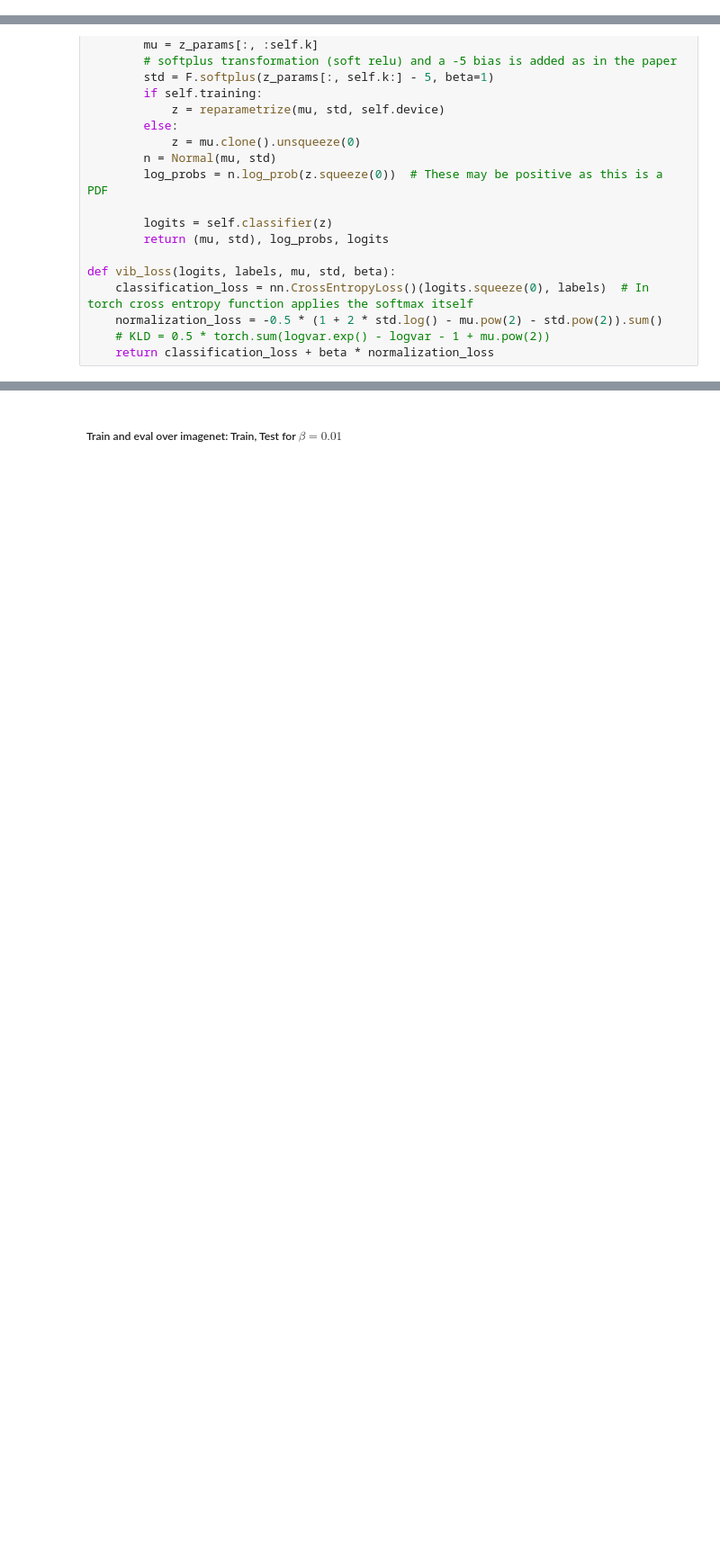
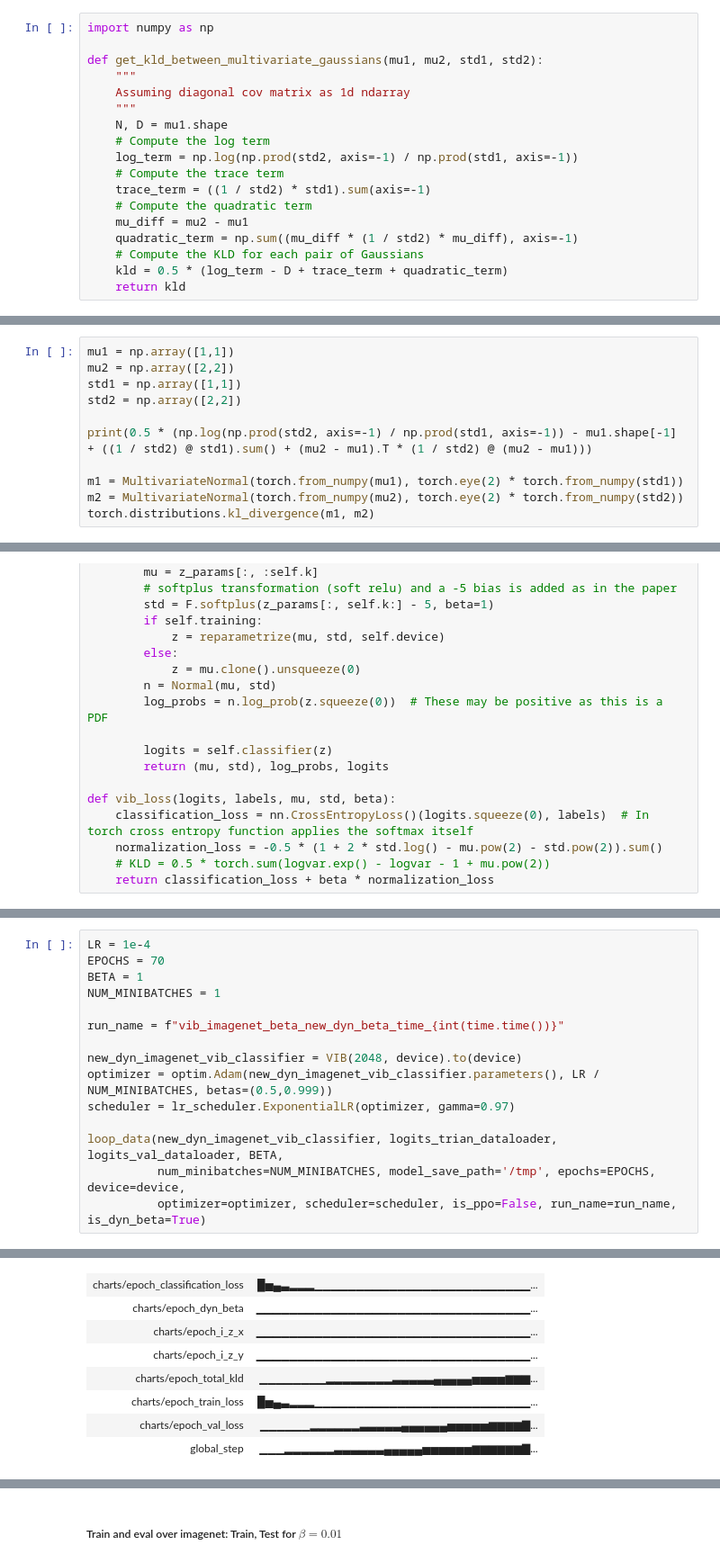
Before and after one commit to hopl1t/multimodal-transformer-rl, a Jupyter notebook: src/notebooks/imagenet_vae.ipynb, the cells around one changed output, grey strips where cells are left out. Shown at 90% size. Drawn from its saved outputs; the diff is of its cells as text; blank space fills up the shorter version.

```diff
--- a/src/notebooks/imagenet_vae.ipynb
+++ b/src/notebooks/imagenet_vae.ipynb
@@ -181,0 +199,18 @@ with open(LOGITS_VAL_DATALOADER_PATH, 'rb') as f:
+# %%
+import numpy as np
+
+def get_kld_between_multivariate_gaussians(mu1, mu2, std1, std2):
+    """
+    Assuming diagonal cov matrix as 1d ndarray
+    """
+    N, D = mu1.shape
+    # Compute the log term
+    log_term = np.log(np.prod(std2, axis=-1) / np.prod(std1, axis=-1))
+    # Compute the trace term
+    trace_term = ((1 / std2) * std1).sum(axis=-1)
+    # Compute the quadratic term
+    mu_diff = mu2 - mu1
+    quadratic_term = np.sum((mu_diff * (1 / std2) * mu_diff), axis=-1)
+    # Compute the KLD for each pair of Gaussians
+    kld = 0.5 * (log_term - D + trace_term + quadratic_term)
+    return kld
@@ -181,0 +275,11 @@ with open(LOGITS_VAL_DATALOADER_PATH, 'rb') as f:
+# %%
+mu1 = np.array([1,1])
+mu2 = np.array([2,2])
+std1 = np.array([1,1])
+std2 = np.array([2,2])
+
+print(0.5 * (np.log(np.prod(std2, axis=-1) / np.prod(std1, axis=-1)) - mu1.shape[-1] + ((1 / std2) @ std1).sum() + (mu2 - mu1).T * (1 / std2) @ (mu2 - mu1)))
+
+m1 = MultivariateNormal(torch.from_numpy(mu1), torch.eye(2) * torch.from_numpy(std1))
+m2 = MultivariateNormal(torch.from_numpy(mu2), torch.eye(2) * torch.from_numpy(std2))
+torch.distributions.kl_divergence(m1, m2)
@@ -356,0 +543,16 @@ def loop_data(model, train_dataloader, test_dataloader, beta, model_save_path, e
+# %%
+LR = 1e-4
+EPOCHS = 70
+BETA = 1
+NUM_MINIBATCHES = 1
+
+run_name = f"vib_imagenet_beta_new_dyn_beta_time_{int(time.time())}"
+
+new_dyn_imagenet_vib_classifier = VIB(2048, device).to(device)
+optimizer = optim.Adam(new_dyn_imagenet_vib_classifier.parameters(), LR / NUM_MINIBATCHES, betas=(0.5,0.999))
+scheduler = lr_scheduler.ExponentialLR(optimizer, gamma=0.97)
+
+loop_data(new_dyn_imagenet_vib_classifier, logits_trian_dataloader, logits_val_dataloader, BETA,
+          num_minibatches=NUM_MINIBATCHES, model_save_path='/tmp', epochs=EPOCHS, device=device,
+          optimizer=optimizer, scheduler=scheduler, is_ppo=False, run_name=run_name, is_dyn_beta=True)
+# %% [output]
@@ -356,0 +562,8 @@ def loop_data(model, train_dataloader, test_dataloader, beta, model_save_path, e
+| charts/epoch_classification_loss | █▅▄▃▂▂▂▁▁▁▁▁▁▁▁▁▁▁▁▁▁▁▁▁▁▁▁▁▁▁▁▁▁... |
+| charts/epoch_dyn_beta | ▁▁▁▁▁▁▁▁▁▁▁▁▁▁▁▁▁▁▁▁▁▁▁▁▁▁▁▁▁▁▁▁▁... |
+| charts/epoch_i_z_x | ▁▁▁▁▁▁▁▁▁▁▁▁▁▁▁▁▁▁▁▁▁▁▁▁▁▁▁▁▁▁▁▁▁... |
+| charts/epoch_i_z_y | ▁▁▁▁▁▁▁▁▁▁▁▁▁▁▁▁▁▁▁▁▁▁▁▁▁▁▁▁▁▁▁▁▁... |
+| charts/epoch_total_kld | ▁▁▁▁▁▁▁▁▂▂▂▂▂▂▂▂▃▃▃▃▃▄▄▄▄▄▅▅▅▅▆▆▆... |
+| charts/epoch_train_loss | █▅▄▃▂▂▂▁▁▁▁▁▁▁▁▁▁▁▁▁▁▁▁▁▁▁▁▁▁▁▁▁▁... |
+| charts/epoch_val_loss | ▁▁▁▁▁▁▂▂▂▂▂▂▃▃▃▃▃▄▄▄▄▄▄▅▅▅▅▅▆▆▆▆▇... |
+| global_step | ▁▁▁▂▂▂▂▂▂▃▃▃▃▃▃▄▄▄▄▄▅▅▅▅▅▅▆▆▆▆▆▆▇... |
```
Also changed, not shown: parts of 143 cells of this notebook, 3 other files.
